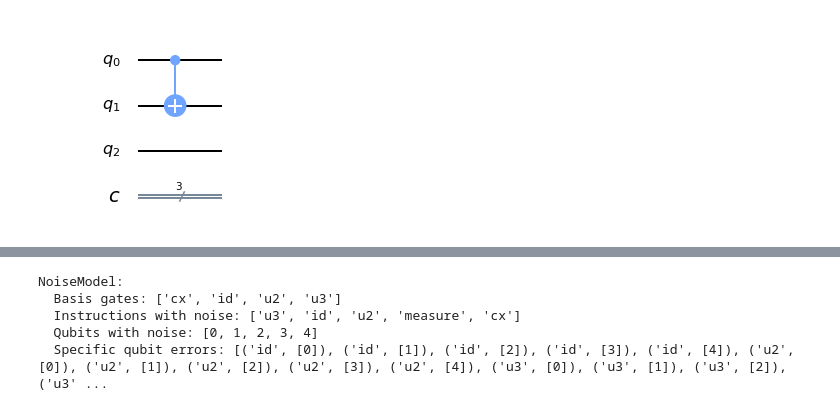
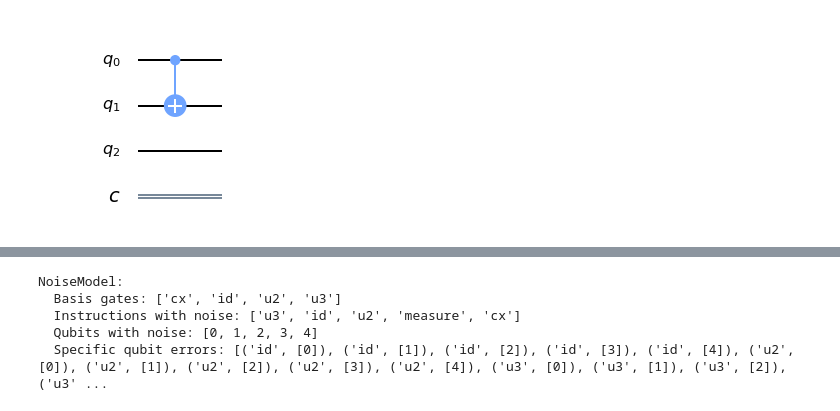
Before and after one commit to maggie-bao202/Quantum-Decoherence, a Jupyter notebook: main.ipynb, the cells around one changed output, grey strips where cells are left out. Drawn from its saved outputs; the diff is of its cells as text; code cells hidden in the pictures.

```diff
--- a/main.ipynb
+++ b/main.ipynb
@@ -76,10 +76,10 @@ plot_histogram(counts_noise, title="Hadamard gate with depolarizing noise model"
 # %%
-circ = QuantumCircuit(3, 3)
-circ.cx(0, 1)
+circ = QuantumCircuit(3, 1)
+circ.cx(0,1)
 circ.draw(output='mpl') #draw circuit
 #Now lets look at the noise error resulting from a Feynman gate.
 # %% [output]
-[figure, old version]
+[figure, new version]
 # %%
 circ.measure([0,1,2], [2,1,0])
 
```
Also changed, not shown: parts of 5 cells of this notebook, 1 other file.
